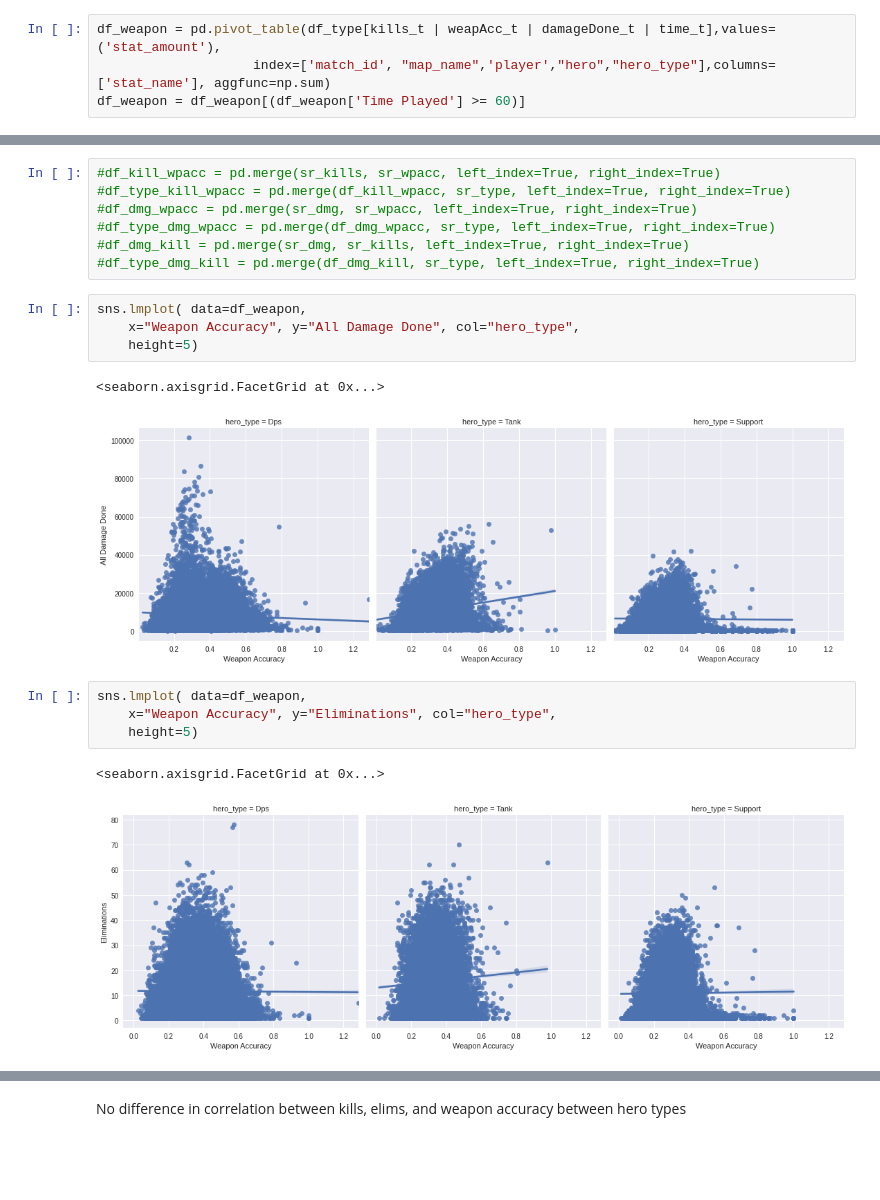
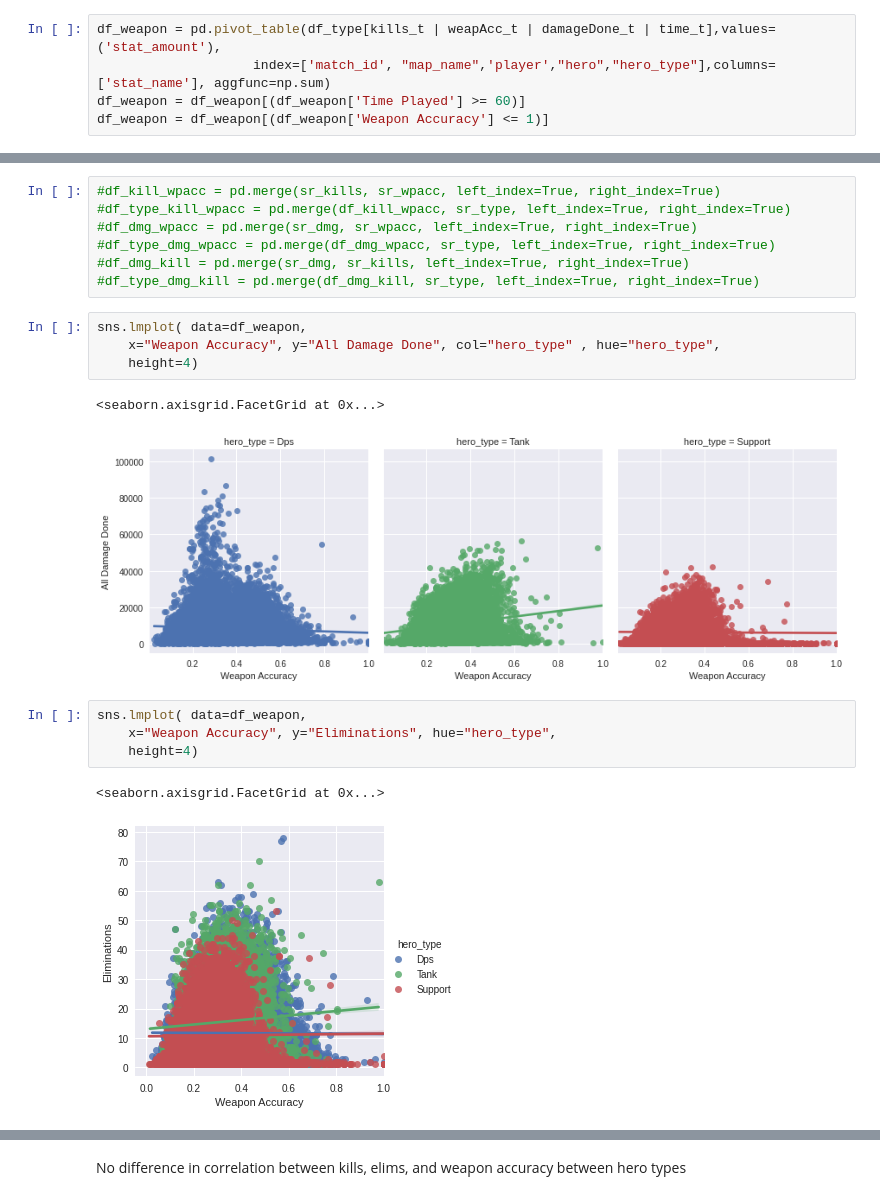
Before and after one commit to RogerWszolek/OverwatchAnalysis, a Jupyter notebook: Overwatch Questions.ipynb, the cells around one changed output, grey strips where cells are left out. Cells and saved outputs as stored; diff of their text form; blank space fills up the shorter version.

Commit message:
fix for dmg/acc/elim graphs and add dva to ult table

```diff
--- a/Overwatch Questions.ipynb
+++ b/Overwatch Questions.ipynb
@@ -290,3 +292,4 @@ time_t = df_type["stat_name"] == "Time Played"
 df_weapon = pd.pivot_table(df_type[kills_t | weapAcc_t | damageDone_t | time_t],values=('stat_amount'),
                     index=['match_id', "map_name",'player',"hero","hero_type"],columns=['stat_name'], aggfunc=np.sum)
 df_weapon = df_weapon[(df_weapon['Time Played'] >= 60)]
+df_weapon = df_weapon[(df_weapon['Weapon Accuracy'] <= 1)]
@@ -311,18 +331,18 @@ df_weapon.to_csv(r'data/weapon_data.csv')
 #df_type_dmg_kill = pd.merge(df_dmg_kill, sr_type, left_index=True, right_index=True)
 # %%
 sns.lmplot( data=df_weapon,
-    x="Weapon Accuracy", y="All Damage Done", col="hero_type",
-    height=5)
+    x="Weapon Accuracy", y="All Damage Done", col="hero_type" , hue="hero_type",
+    height=4)
 # %% [output]
 <seaborn.axisgrid.FacetGrid at 0x...>
-[figure, old version]
+[figure, new version]
 # %%
 sns.lmplot( data=df_weapon,
-    x="Weapon Accuracy", y="Eliminations", col="hero_type",
-    height=5)
+    x="Weapon Accuracy", y="Eliminations", hue="hero_type",
+    height=4)
 # %% [output]
 <seaborn.axisgrid.FacetGrid at 0x...>
-[figure, old version]
+[figure, new version]
 # %%
 sns.lmplot( data=df_weapon,
     x="Eliminations", y="All Damage Done", hue="hero_type",
```
Also changed, not shown: parts of 6 cells of this notebook, 2 other files.
